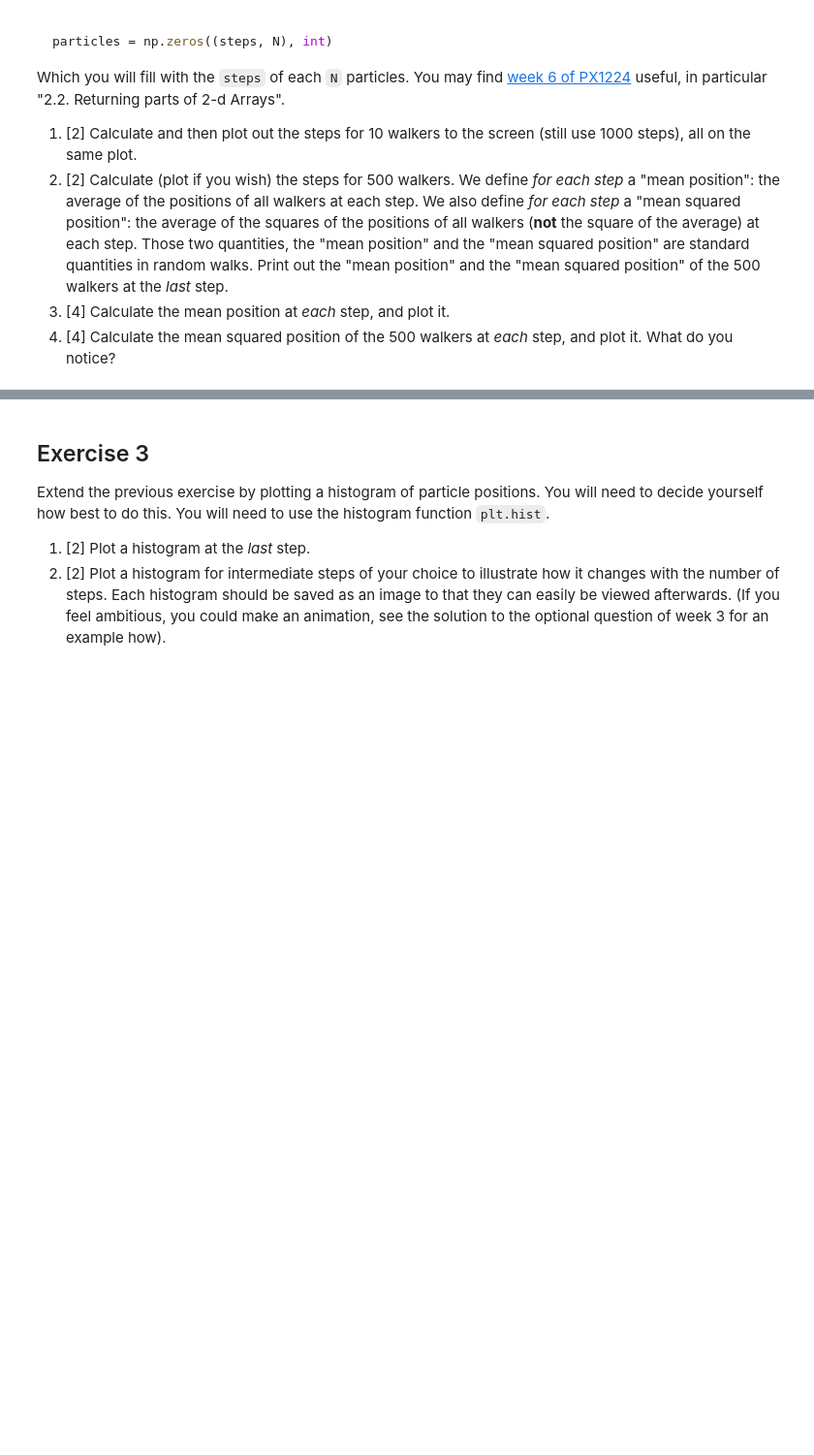
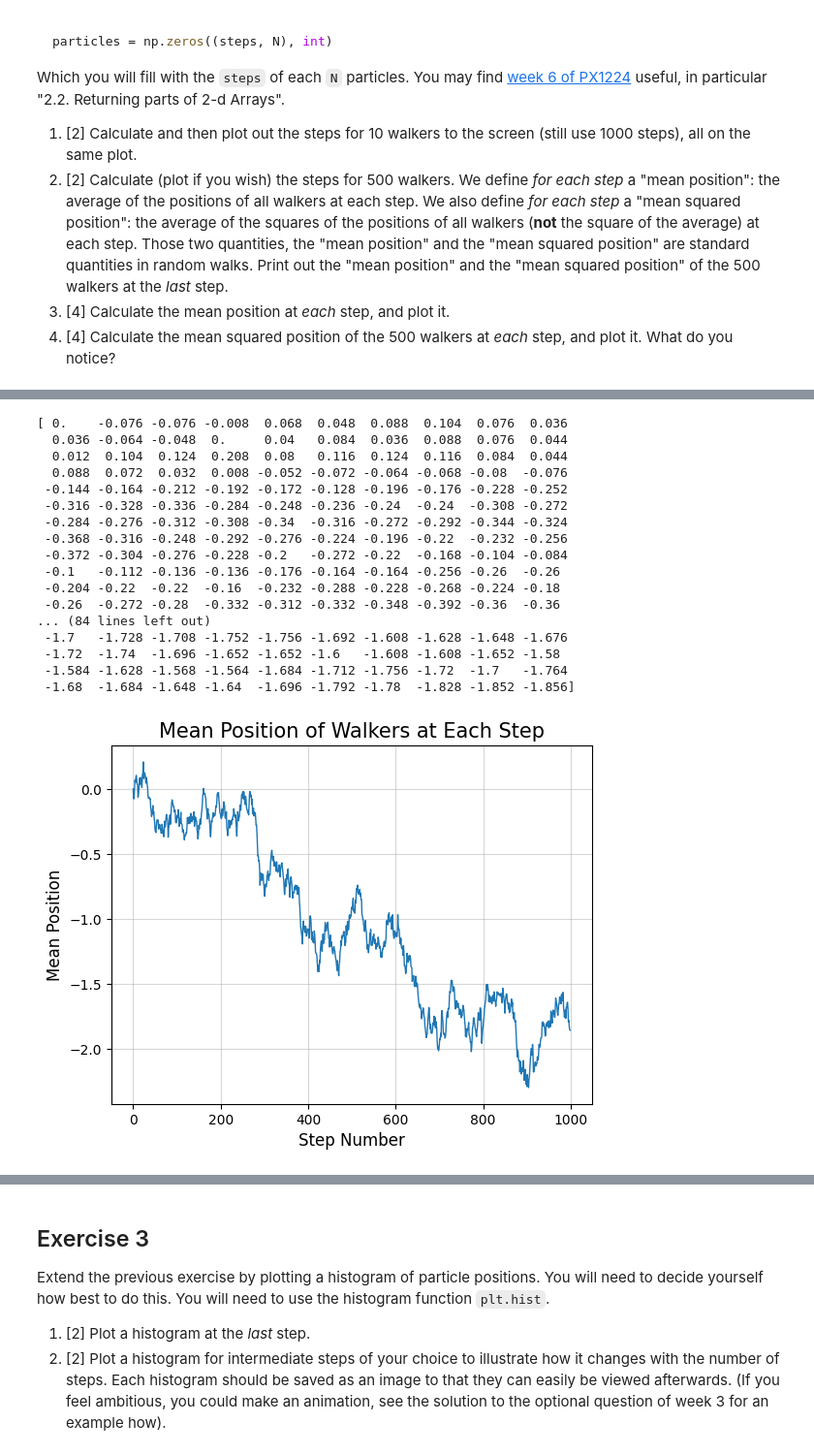
Before and after one commit to PX2145-2025/week-7-b-Lalsodagar-Adi, a Jupyter notebook: Random_walk_Adi_Lalsodagar.ipynb, the cells around one changed output, grey strips where cells are left out. Shown at 97% size. Drawn from its saved outputs; the diff is of its cells as text; code cells hidden in the pictures; blank space fills up the shorter version.

```diff
--- a/Random_walk_Adi_Lalsodagar.ipynb
+++ b/Random_walk_Adi_Lalsodagar.ipynb
@@ -207,0 +200,35 @@ Mean squared position at the last step: 1340.2000
+# %%
+# Part 3: Calculate the mean position at each step, and plot it.
+# The 'mean_positions_per_step' was already calculated in the previous cell.
+# It contains the average of the positions of all walkers at each step.
+
+print(mean_positions_per_step)
+
+#Now plotting:
+
+plt.figure()
+plt.plot(np.arange(num_steps), mean_positions_per_step, linewidth = 1)
+plt.xlabel("Step Number", fontsize=12)
+plt.ylabel("Mean Position", fontsize=12)
+plt.title("Mean Position of Walkers at Each Step", fontsize=15)
+plt.grid(alpha=0.5)
+plt.show()
+# %% [output]
+[ 0.    -0.076 -0.076 -0.008  0.068  0.048  0.088  0.104  0.076  0.036
+  0.036 -0.064 -0.048  0.     0.04   0.084  0.036  0.088  0.076  0.044
+  0.012  0.104  0.124  0.208  0.08   0.116  0.124  0.116  0.084  0.044
+  0.088  0.072  0.032  0.008 -0.052 -0.072 -0.064 -0.068 -0.08  -0.076
+ -0.144 -0.164 -0.212 -0.192 -0.172 -0.128 -0.196 -0.176 -0.228 -0.252
+ -0.316 -0.328 -0.336 -0.284 -0.248 -0.236 -0.24  -0.24  -0.308 -0.272
+ -0.284 -0.276 -0.312 -0.308 -0.34  -0.316 -0.272 -0.292 -0.344 -0.324
+ -0.368 -0.316 -0.248 -0.292 -0.276 -0.224 -0.196 -0.22  -0.232 -0.256
+ -0.372 -0.304 -0.276 -0.228 -0.2   -0.272 -0.22  -0.168 -0.104 -0.084
+ -0.1   -0.112 -0.136 -0.136 -0.176 -0.164 -0.164 -0.256 -0.26  -0.26
+ -0.204 -0.22  -0.22  -0.16  -0.232 -0.288 -0.228 -0.268 -0.224 -0.18
+ -0.26  -0.272 -0.28  -0.332 -0.312 -0.332 -0.348 -0.392 -0.36  -0.36
+... (84 lines left out)
+ -1.7   -1.728 -1.708 -1.752 -1.756 -1.692 -1.608 -1.628 -1.648 -1.676
+ -1.72  -1.74  -1.696 -1.652 -1.652 -1.6   -1.608 -1.608 -1.652 -1.58
+ -1.584 -1.628 -1.568 -1.564 -1.684 -1.712 -1.756 -1.72  -1.7   -1.764
+ -1.68  -1.684 -1.648 -1.64  -1.696 -1.792 -1.78  -1.828 -1.852 -1.856]
+[figure, added]
```
Also changed, not shown: parts of 8 cells of this notebook.
